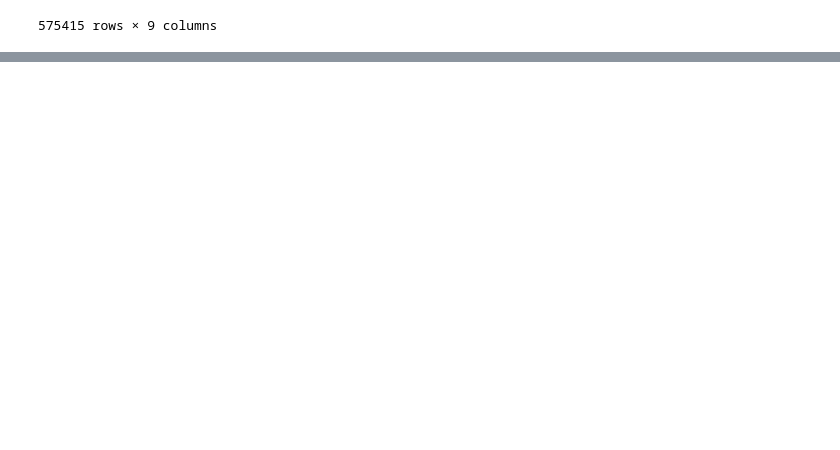
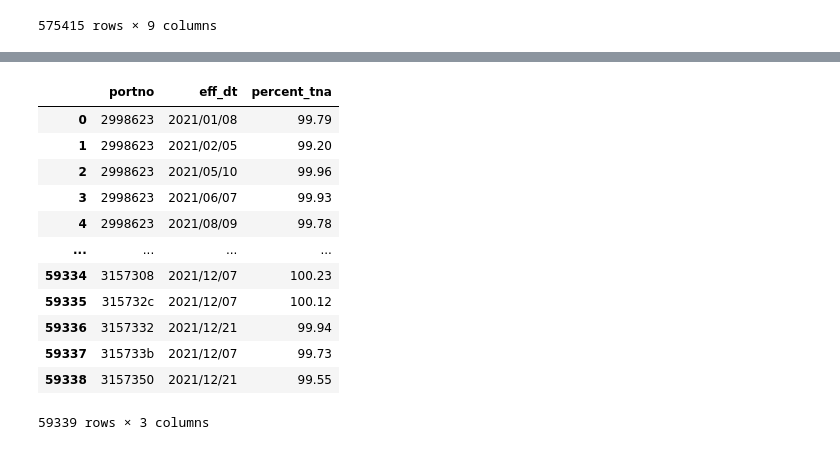
Before and after one commit to uuboyscy/tkr101, a Jupyter notebook: datapipeline/03_read_big_file.ipynb, the cells around one changed output, grey strips where cells are left out. Saved outputs shown, nothing was run; the diff lists cells and outputs as text; code cells hidden in the pictures; blank space fills up the shorter version.

```diff
--- a/datapipeline/03_read_big_file.ipynb
+++ b/datapipeline/03_read_big_file.ipynb
@@ -254,0 +398,16 @@ df[
+# %%
+df.groupby(["portno", "eff_dt"], as_index=False)["percent_tna"].sum()
+# %% [output]
+|  | portno | eff_dt | percent_tna |
+| 0 | 2998623 | 2021/01/08 | 99.79 |
+| 1 | 2998623 | 2021/02/05 | 99.20 |
+| 2 | 2998623 | 2021/05/10 | 99.96 |
+| 3 | 2998623 | 2021/06/07 | 99.93 |
+| 4 | 2998623 | 2021/08/09 | 99.78 |
+| ... | ... | ... | ... |
+| 59334 | 3157308 | 2021/12/07 | 100.23 |
+| 59335 | 315732c | 2021/12/07 | 100.12 |
+| 59336 | 3157332 | 2021/12/21 | 99.94 |
+| 59337 | 315733b | 2021/12/07 | 99.73 |
+| 59338 | 3157350 | 2021/12/21 | 99.55 |
+59339 rows × 3 columns
```
Also changed, not shown: parts of 11 cells of this notebook.
